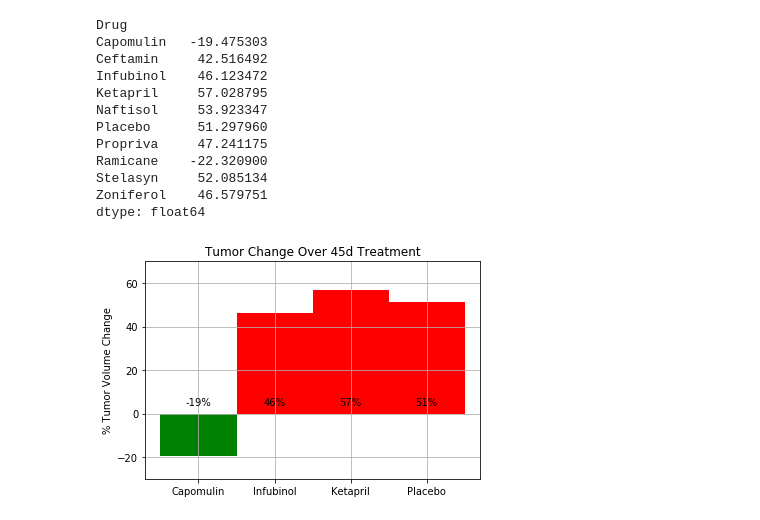
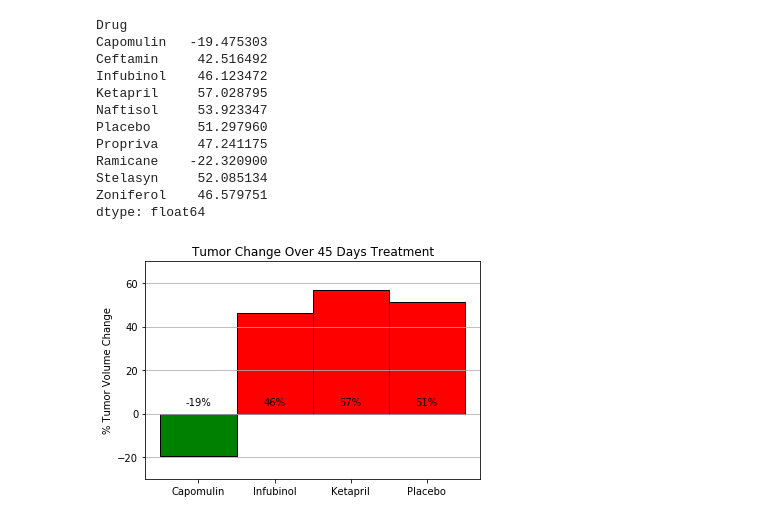
Before and after one commit to catherinegomes/matplotlib-challenge, a Jupyter notebook: Pymaceuticals/pymaceuticals_starter.ipynb, the cells around one changed output. Cells and saved outputs as stored; diff of their text form; code cells hidden in the pictures.

```diff
--- a/Pymaceuticals/pymaceuticals_starter.ipynb
+++ b/Pymaceuticals/pymaceuticals_starter.ipynb
@@ -313,35 +327,37 @@ dtype: float64
 # %%
 # Store all Relevant Percent Changes into a Tuple
 perc_change = (tumor_perc["Capomulin"],
                tumor_perc["Infubinol"],
                tumor_perc["Ketapril"],
                tumor_perc["Placebo"])
 
 # Splice the data between passing and failing drugs
 fig,ax = plt.subplots()
 ind = np.arange(len(perc_change))
 width = 1
-rectsPass = ax.bar(ind[0],perc_change[0],width,color="green")
-rectsFail = ax.bar(ind[1:],perc_change[1:],width,color="red")
+rectsPass = ax.bar(ind[0], perc_change[0], width, color = "green", edgecolor = 'black')
+rectsFail = ax.bar(ind[1:], perc_change[1:], width, color = "red", edgecolor = 'black')
 
 # Orient widths. Add labels, tick marks, etc.
 ax.set_ylabel("% Tumor Volume Change")
-ax.set_title("Tumor Change Over 45d Treatment")
+ax.set_title("Tumor Change Over 45 Days Treatment")
 ax.set_xticks(ind)
-ax.set_xticklabels(("Capomulin","Infubinol","Ketapril","Placebo"))
-ax.set_ylim([-30,70])
-ax.grid(True)
+ax.set_xticklabels(("Capomulin", "Infubinol", "Ketapril", "Placebo"))
+ax.horizontalalignment = 'right'
+ax.set_ylim([-30, 70])
+ax.grid(axis = 'y')
 
 # Use functions to label the percentages of changes
 def perc_label(rects):
     for rect in rects:
         height = rect.get_height()
-        ax.text(rect.get_x()+rect.get_width()/2., 3, "%d%%" % int(height), ha="center",va="bottom",color="black")
+        ax.text(rect.get_x() + rect.get_width()/2, 3, "%d%%" % int(height), ha = "center", va = "bottom", color = "black")
 
-# Call functions to implement the function calls
+# Call functions
 perc_label(rectsPass)
 perc_label(rectsFail)
+
 # Save & Show the Figure
 plt.savefig('tumor_change.png')
 # %% [output]
-[figure, old version]
+[figure, new version]
```
Also changed, not shown: parts of 7 cells of this notebook, 4 other files.
